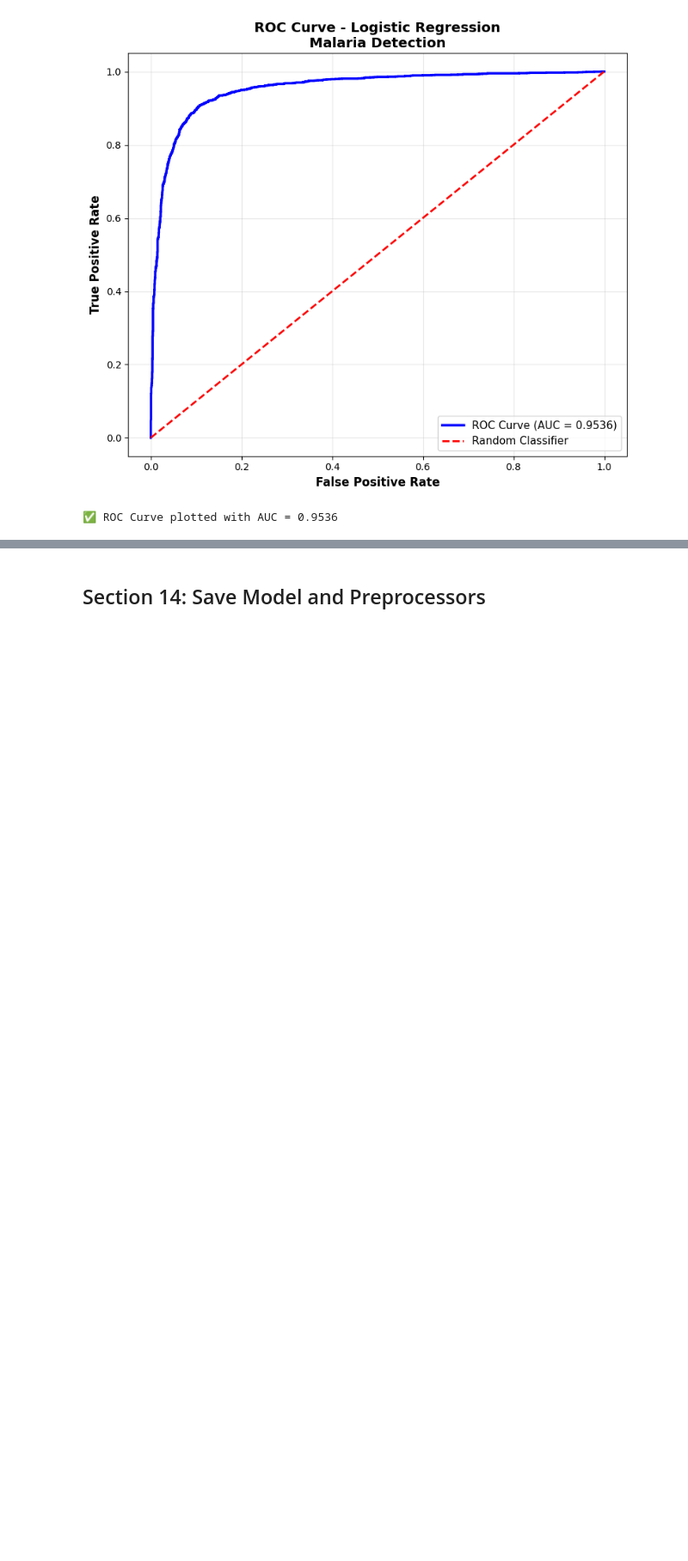
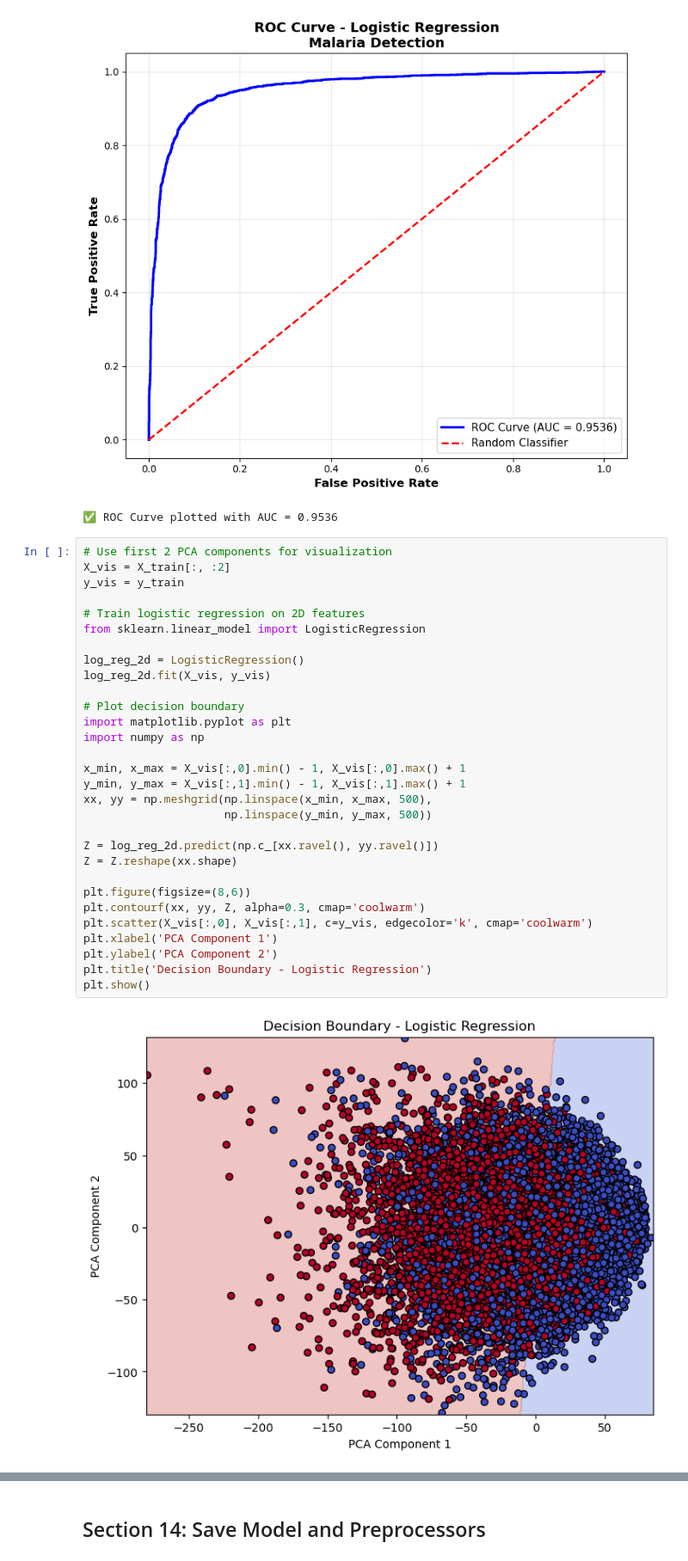
Before and after one commit to gehad-abdulaziz/MLprojectsUni, a Jupyter notebook: Logistic Preprocessing.ipynb, the cells around one changed output, grey strips where cells are left out. Shown at 86% size. Saved outputs shown, nothing was run; the diff lists cells and outputs as text; blank space fills up the shorter version.

```diff
--- a/Logistic Preprocessing.ipynb
+++ b/Logistic Preprocessing.ipynb
@@ -488,3 +500,35 @@ print(f"✅ ROC Curve plotted with AUC = {roc_auc:.4f}")
 # %% [output]
 [figure]
 ✅ ROC Curve plotted with AUC = 0.9536
+# %%
+# Use first 2 PCA components for visualization
+X_vis = X_train[:, :2]
+y_vis = y_train
+
+# Train logistic regression on 2D features
+from sklearn.linear_model import LogisticRegression
+
+log_reg_2d = LogisticRegression()
+log_reg_2d.fit(X_vis, y_vis)
+
+# Plot decision boundary
+import matplotlib.pyplot as plt
+import numpy as np
+
+x_min, x_max = X_vis[:,0].min() - 1, X_vis[:,0].max() + 1
+y_min, y_max = X_vis[:,1].min() - 1, X_vis[:,1].max() + 1
+xx, yy = np.meshgrid(np.linspace(x_min, x_max, 500),
+                     np.linspace(y_min, y_max, 500))
+
+Z = log_reg_2d.predict(np.c_[xx.ravel(), yy.ravel()])
+Z = Z.reshape(xx.shape)
+
+plt.figure(figsize=(8,6))
+plt.contourf(xx, yy, Z, alpha=0.3, cmap='coolwarm')
+plt.scatter(X_vis[:,0], X_vis[:,1], c=y_vis, edgecolor='k', cmap='coolwarm')
+plt.xlabel('PCA Component 1')
+plt.ylabel('PCA Component 2')
+plt.title('Decision Boundary - Logistic Regression')
+plt.show()
+# %% [output]
+[figure, added]
```
Also changed, not shown: parts of 6 cells of this notebook.
